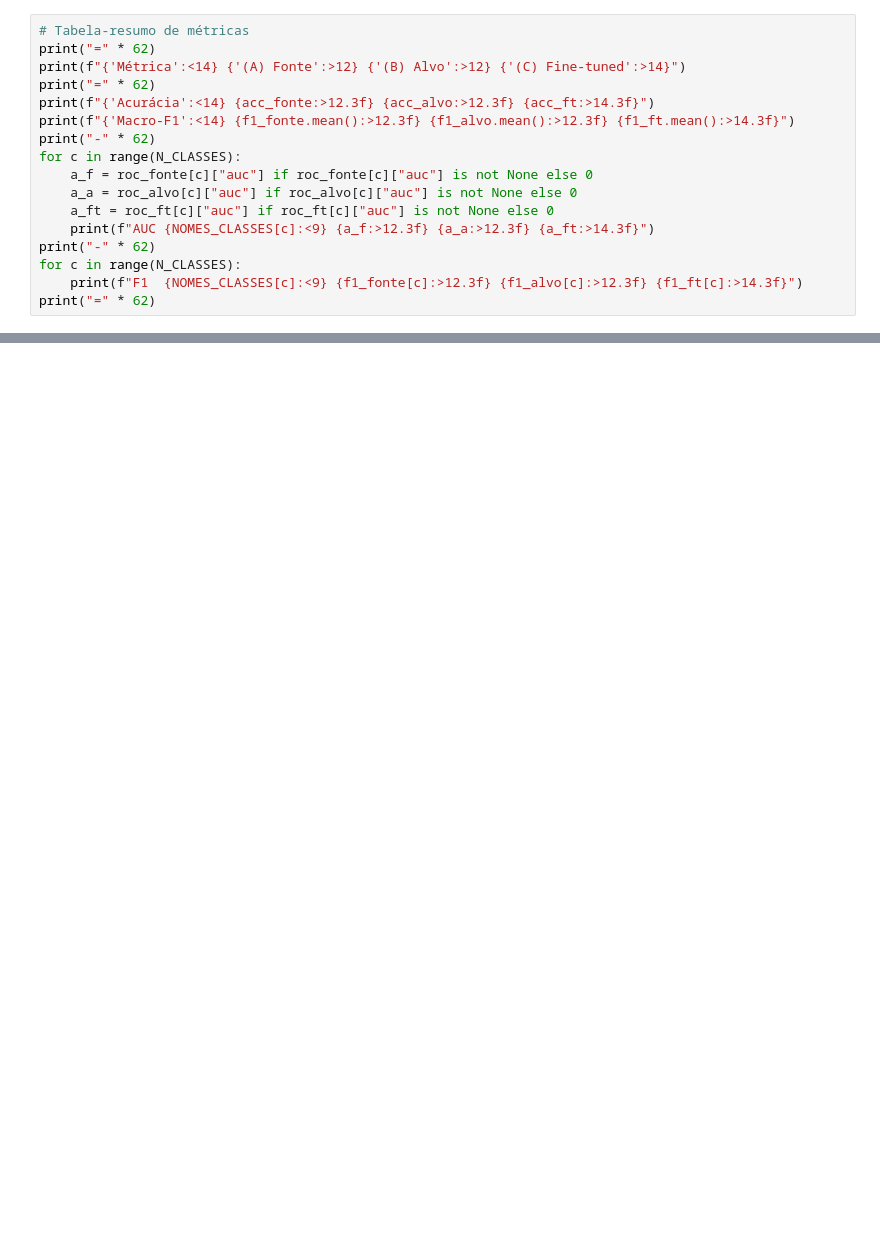
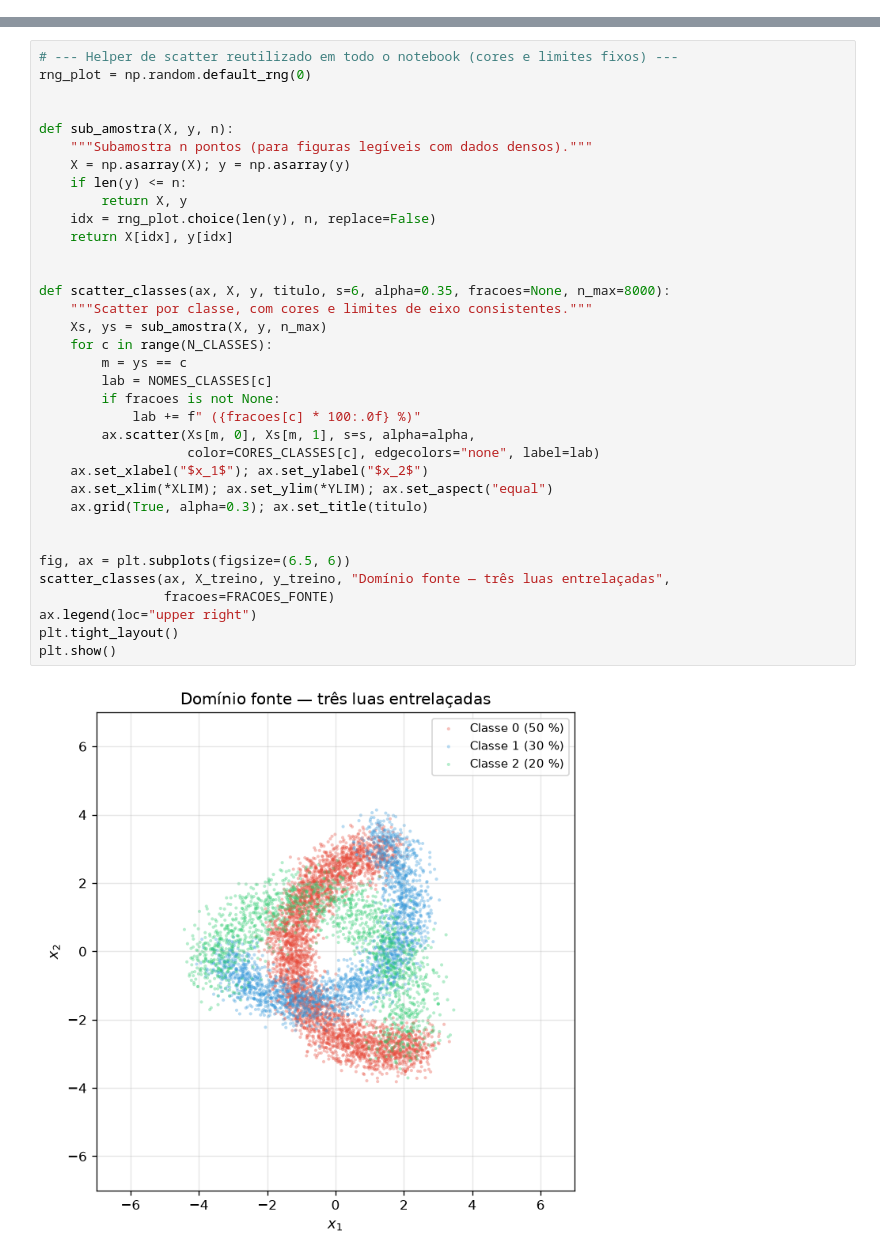
Before and after one commit to daniellopezcano/I-Escola-de-Inverno-do-IFUSP, a Jupyter notebook: jax-examples/notebooks/01_domain_shift_toy.ipynb, the cells around one changed output, grey strips where cells are left out. Drawn from its saved outputs; the diff is of its cells as text; blank space fills up the shorter version.

```diff
--- a/jax-examples/notebooks/01_domain_shift_toy.ipynb
+++ b/jax-examples/notebooks/01_domain_shift_toy.ipynb
@@ -829,17 +0,0 @@ plt.show()
-# %%
-# Tabela-resumo de métricas
-print("=" * 62)
-print(f"{'Métrica':<14} {'(A) Fonte':>12} {'(B) Alvo':>12} {'(C) Fine-tuned':>14}")
-print("=" * 62)
-print(f"{'Acurácia':<14} {acc_fonte:>12.3f} {acc_alvo:>12.3f} {acc_ft:>14.3f}")
-print(f"{'Macro-F1':<14} {f1_fonte.mean():>12.3f} {f1_alvo.mean():>12.3f} {f1_ft.mean():>14.3f}")
-print("-" * 62)
-for c in range(N_CLASSES):
-    a_f = roc_fonte[c]["auc"] if roc_fonte[c]["auc"] is not None else 0
-    a_a = roc_alvo[c]["auc"] if roc_alvo[c]["auc"] is not None else 0
-    a_ft = roc_ft[c]["auc"] if roc_ft[c]["auc"] is not None else 0
-    print(f"AUC {NOMES_CLASSES[c]:<9} {a_f:>12.3f} {a_a:>12.3f} {a_ft:>14.3f}")
-print("-" * 62)
-for c in range(N_CLASSES):
-    print(f"F1  {NOMES_CLASSES[c]:<9} {f1_fonte[c]:>12.3f} {f1_alvo[c]:>12.3f} {f1_ft[c]:>14.3f}")
-print("=" * 62)
@@ -907,0 +175,37 @@ piora? Por quê?
+# %%
+# --- Helper de scatter reutilizado em todo o notebook (cores e limites fixos) ---
+rng_plot = np.random.default_rng(0)
+
+
+def sub_amostra(X, y, n):
+    """Subamostra n pontos (para figuras legíveis com dados densos)."""
+    X = np.asarray(X); y = np.asarray(y)
+    if len(y) <= n:
+        return X, y
+    idx = rng_plot.choice(len(y), n, replace=False)
+    return X[idx], y[idx]
+
+
+def scatter_classes(ax, X, y, titulo, s=6, alpha=0.35, fracoes=None, n_max=8000):
+    """Scatter por classe, com cores e limites de eixo consistentes."""
+    Xs, ys = sub_amostra(X, y, n_max)
+    for c in range(N_CLASSES):
+        m = ys == c
+        lab = NOMES_CLASSES[c]
+        if fracoes is not None:
+            lab += f" ({fracoes[c] * 100:.0f} %)"
+        ax.scatter(Xs[m, 0], Xs[m, 1], s=s, alpha=alpha,
+                   color=CORES_CLASSES[c], edgecolors="none", label=lab)
+    ax.set_xlabel("$x_1$"); ax.set_ylabel("$x_2$")
+    ax.set_xlim(*XLIM); ax.set_ylim(*YLIM); ax.set_aspect("equal")
+    ax.grid(True, alpha=0.3); ax.set_title(titulo)
+
+
+fig, ax = plt.subplots(figsize=(6.5, 6))
+scatter_classes(ax, X_treino, y_treino, "Domínio fonte — três luas entrelaçadas",
+                fracoes=FRACOES_FONTE)
+ax.legend(loc="upper right")
+plt.tight_layout()
+plt.show()
+# %% [output]
+[figure, added]
```
Also changed, not shown: parts of 106 cells of this notebook, 25 other files.
